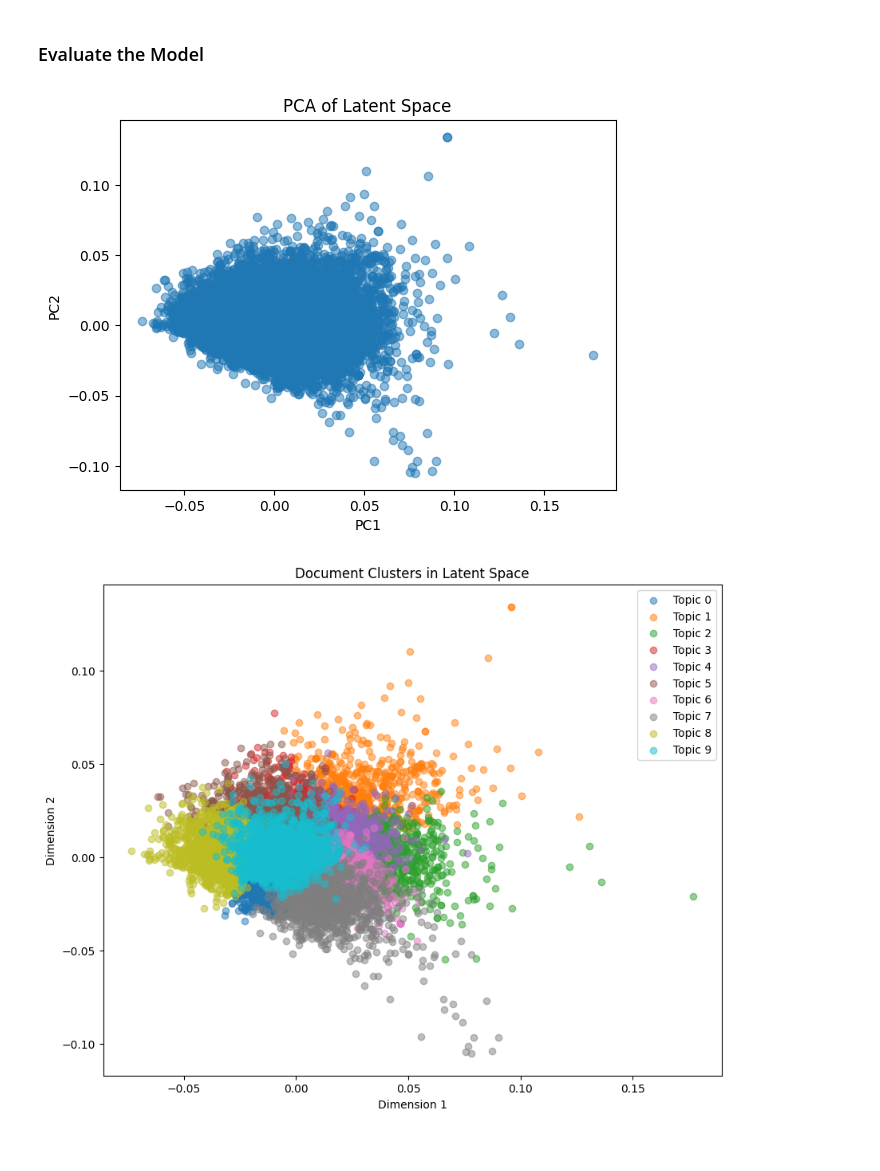
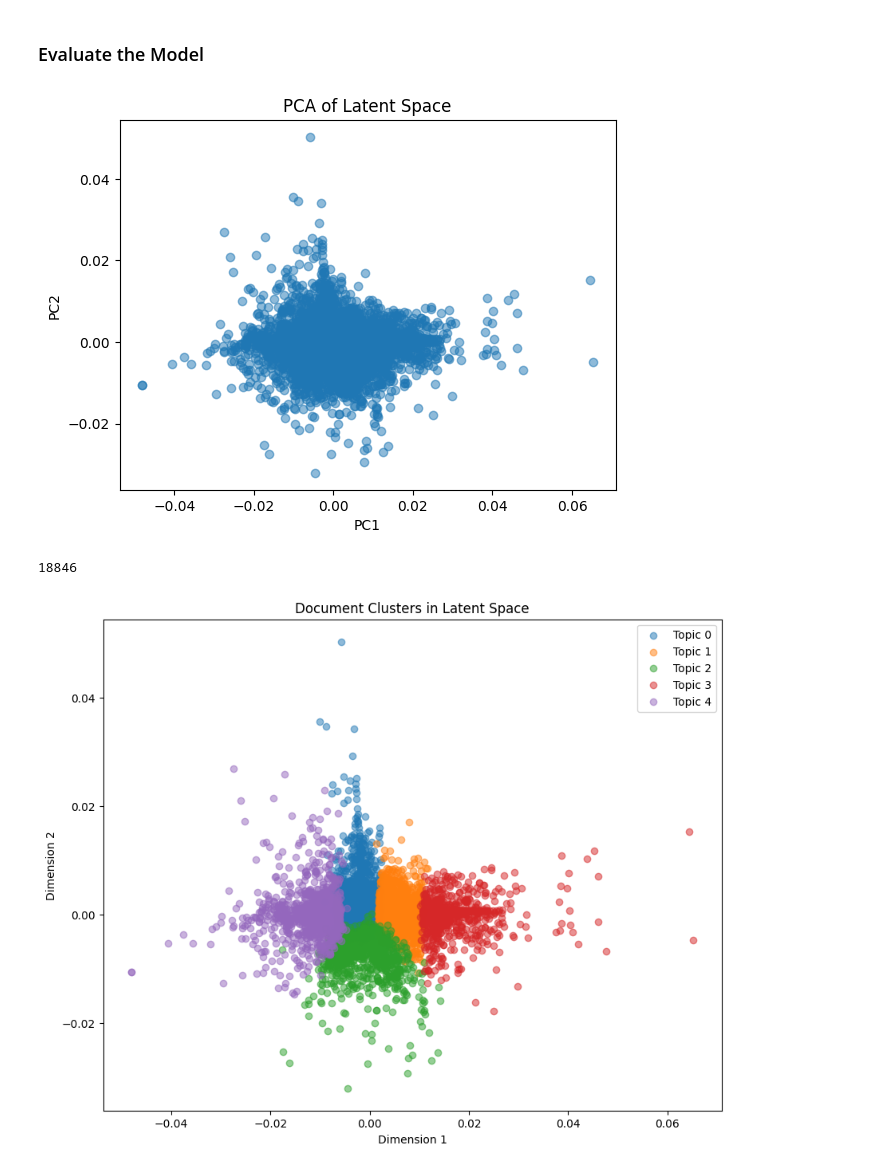
Before and after one commit to aryaan02/topic-modeling-wasserstein, a Jupyter notebook: topic_modeling.ipynb, the cells around one changed output. Drawn from its saved outputs; the diff is of its cells as text; code cells hidden in the pictures.

Commit message:
Finetune model training

```diff
--- a/topic_modeling.ipynb
+++ b/topic_modeling.ipynb
@@ -192,0 +191,31 @@ Epoch 5, Loss: 0.10078732197062444
+# %%
+# Normalize the TF-IDF matrix
+normalized_tfidf_matrix = normalize(tfidf_matrix)
+
+# Convert the normalized TF-IDF matrix to a dense PyTorch tensor
+tfidf_tensor = torch.from_numpy(normalized_tfidf_matrix.toarray()).float().to(device)  # Send to device
+
+# Create a dataset and dataloader
+dataset = TensorDataset(tfidf_tensor)  # tfidf_tensor is already on the device
+data_loader = DataLoader(dataset, batch_size=32, shuffle=True)
+
+# Initialize the WAE model and send it to the device
+vocab_size = tfidf_tensor.shape[1]  # Number of features in the TF-IDF representation
+hidden_dim = 100  # Example value, you may want to tune this
+num_topics = 5  # Assuming we want to discover 20 topics
+wae = WAE(vocab_size, hidden_dim, num_topics).to(device)  # Send to device
+
+# Choose an optimizer
+optimizer = torch.optim.Adam(wae.parameters(), betas=(0.99, 0.999), lr=0.002)
+
+# Example alpha and Dirichlet concentration parameter for noise, send to device
+alpha = 0.1
+concentration = torch.ones(num_topics, device=device)  # Send to device
+
+# Assuming that the train function correctly handles the device,
+# you can now call the train function with the new parameters:
+train(wae, data_loader, optimizer, alpha, concentration, epochs=10)
+
+# Save the model if needed
+# Note: When loading the model state, you'll need to map the location to the device
+torch.save(wae.state_dict(), 'wasserstein_ae.pth')
@@ -193,36 +233,36 @@ Epoch 5, Loss: 0.10078732197062444
 # %% [markdown]
 ### Evaluate the Model
 # %%
+wae.load_state_dict(torch.load('wasserstein_ae.pth'))
+
 # Assuming 'model' is already trained and 'tfidf_matrix' is available
-model.eval()
+wae.eval()
 
 # Extract the latent representations
 latent_variables = []
 for i in range(tfidf_matrix.shape[0]):
     data_point = torch.tensor(tfidf_matrix[i].toarray()).float().to(device)
-    _, z = model(data_point)
+    _, z = wae(data_point)
     latent_variables.append(z.detach().cpu().numpy())
 
 latent_variables = np.array(latent_variables).squeeze()
 
 # Use PCA for dimensionality reduction for visualization
 pca = PCA(n_components=2)
 reduced_latent = pca.fit_transform(latent_variables)
 
 # Plot
 plt.scatter(reduced_latent[:, 0], reduced_latent[:, 1], alpha=0.5)
 plt.title('PCA of Latent Space')
 plt.xlabel('PC1')
 plt.ylabel('PC2')
 plt.show()
-
-# Cluster the latent space to identify topics
-num_topics = 10
-kmeans = KMeans(n_clusters=num_topics, random_state=0).fit(latent_variables)
-labels = kmeans.labels_
 # %% [output]
-[figure, old version]
+[figure, new version]
 # %%
+kmeans = KMeans(n_clusters=num_topics, random_state=0).fit(latent_variables)
+labels = kmeans.labels_
+
 plt.figure(figsize=(10, 8))
 for i in range(num_topics):
     plt.scatter(reduced_latent[labels == i, 0], reduced_latent[labels == i, 1], label=f'Topic {i}', alpha=0.5)
@@ -232,5 +272,6 @@ plt.ylabel('Dimension 2')
 plt.legend()
 plt.show()
 # %% [output]
+18846
-[figure, old version]
+[figure, new version]
 # %%
```
Also changed, not shown: parts of 18 cells of this notebook.
